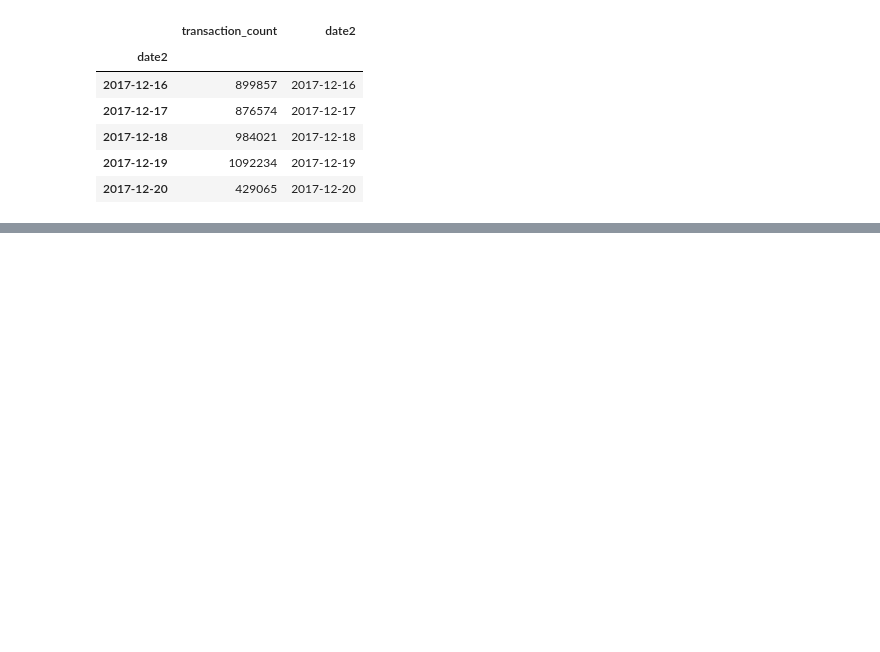
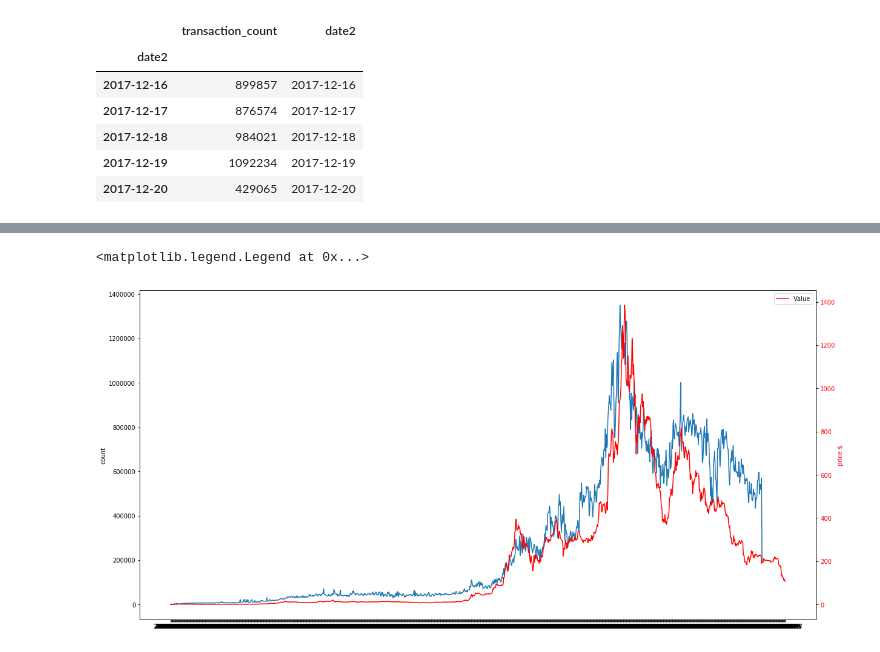
Before and after one commit to Jung-Woo-sik/Data_analysis_ethereum, a Jupyter notebook: transaction_count.ipynb, the cells around one changed output, grey strips where cells are left out. Cells and saved outputs as stored; diff of their text form; code cells hidden in the pictures; blank space fills up the shorter version.

```diff
--- a/transaction_count.ipynb
+++ b/transaction_count.ipynb
@@ -356,0 +411,15 @@ plt.plot(df_new2['date2'],df_new2['transaction_count'])
+# %%
+fig = plt.figure(figsize=(20,10))
+ax1 = fig.add_subplot(111)
+ax1.plot(df_new2['date2'], df_new2['transaction_count'])
+ax1.set_ylabel('count')
+
+ax2 = ax1.twinx()
+ax2.plot(price['date2'], price['Value'], 'r-')
+ax2.set_ylabel('price $', color='r')
+for tl in ax2.get_yticklabels():
+    tl.set_color('r')
+plt.legend()
+# %% [output]
+<matplotlib.legend.Legend at 0x...>
+[figure, added]
```
Also changed, not shown: parts of 17 cells of this notebook.
